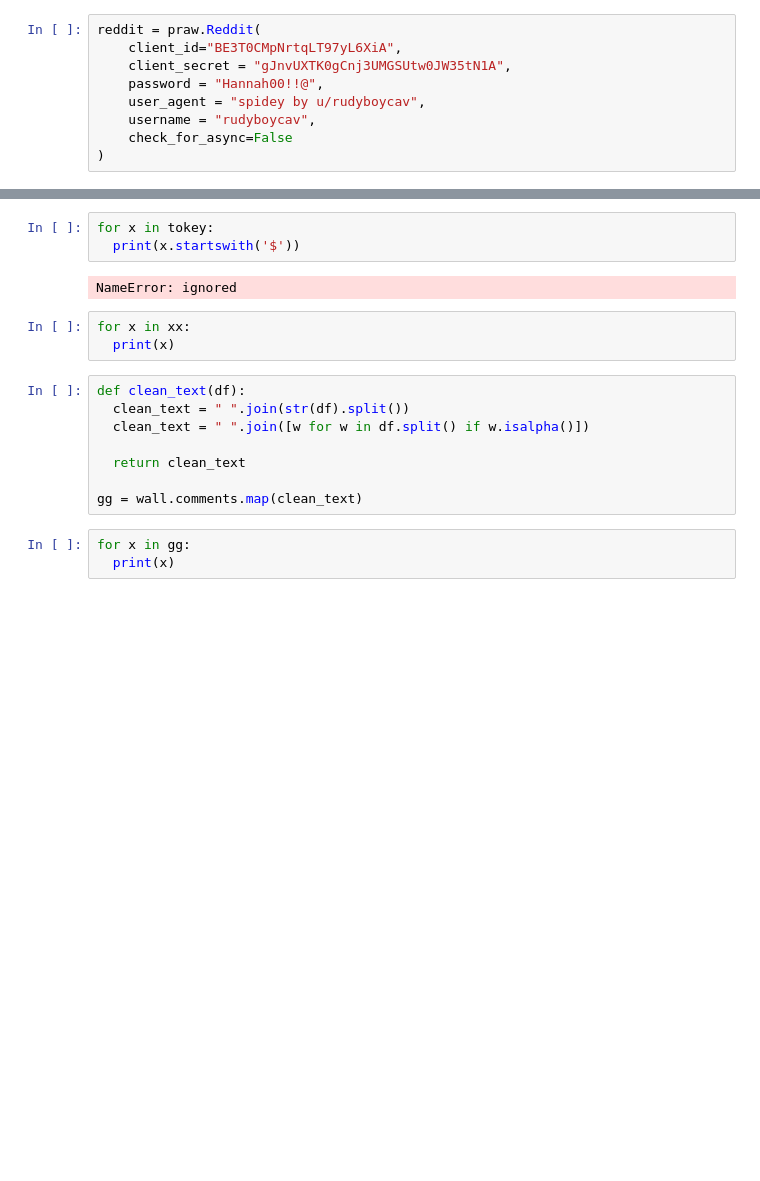
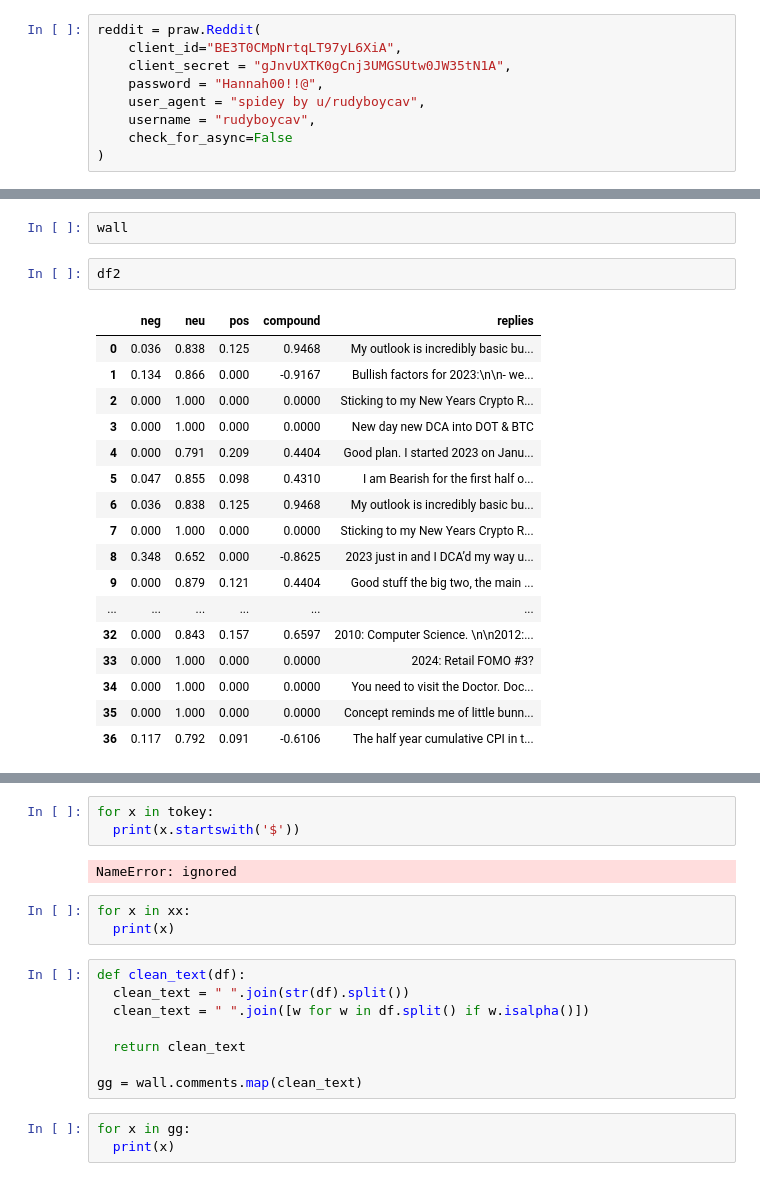
Before and after one commit to rudycav/Reddit-Praw-NLP-Engineering, a Jupyter notebook: Project/r.ipynb, the cells around one changed output, grey strips where cells are left out. Cells and saved outputs as stored; diff of their text form; blank space fills up the shorter version.

```diff
--- a/Project/r.ipynb
+++ b/Project/r.ipynb
@@ -137,0 +144,22 @@ The Doppelmonarchie Austria-Hungary then? Under Archduke Franz Ferdinand?
+# %%
+wall
+# %%
+df2
+# %% [output]
+|  | neg | neu | pos | compound | replies |
+| 0 | 0.036 | 0.838 | 0.125 | 0.9468 | My outlook is incredibly basic bu... |
+| 1 | 0.134 | 0.866 | 0.000 | -0.9167 | Bullish factors for 2023:\n\n- we... |
+| 2 | 0.000 | 1.000 | 0.000 | 0.0000 | Sticking to my New Years Crypto R... |
+| 3 | 0.000 | 1.000 | 0.000 | 0.0000 | New day new DCA into DOT & BTC |
+| 4 | 0.000 | 0.791 | 0.209 | 0.4404 | Good plan. I started 2023 on Janu... |
+| 5 | 0.047 | 0.855 | 0.098 | 0.4310 | I am Bearish for the first half o... |
+| 6 | 0.036 | 0.838 | 0.125 | 0.9468 | My outlook is incredibly basic bu... |
+| 7 | 0.000 | 1.000 | 0.000 | 0.0000 | Sticking to my New Years Crypto R... |
+| 8 | 0.348 | 0.652 | 0.000 | -0.8625 | 2023 just in and I DCA’d my way u... |
+| 9 | 0.000 | 0.879 | 0.121 | 0.4404 | Good stuff the big two, the main ... |
+| ... | ... | ... | ... | ... | ... |
+| 32 | 0.000 | 0.843 | 0.157 | 0.6597 | 2010: Computer Science. \n\n2012:... |
+| 33 | 0.000 | 1.000 | 0.000 | 0.0000 | 2024: Retail FOMO #3? |
+| 34 | 0.000 | 1.000 | 0.000 | 0.0000 | You need to visit the Doctor. Doc... |
+| 35 | 0.000 | 1.000 | 0.000 | 0.0000 | Concept reminds me of little bunn... |
+| 36 | 0.117 | 0.792 | 0.091 | -0.6106 | The half year cumulative CPI in t... |
```
Also changed, not shown: parts of 17 cells of this notebook.
